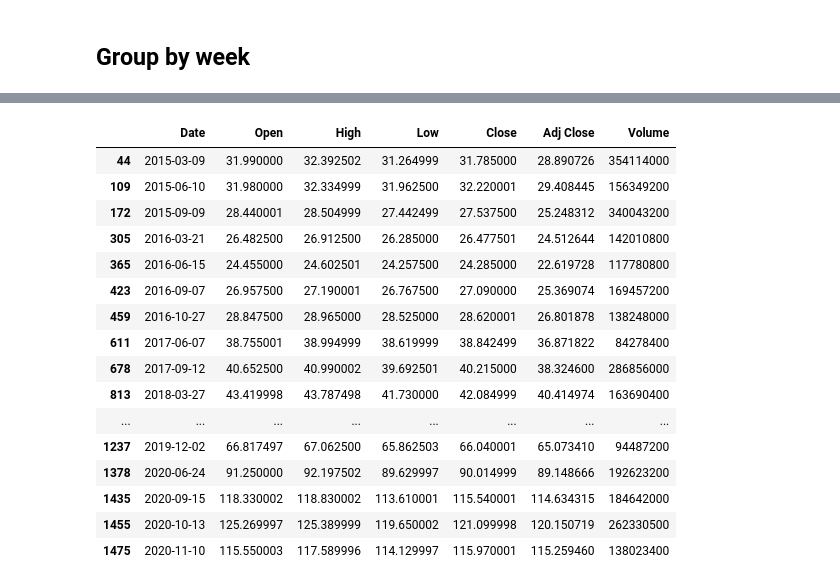
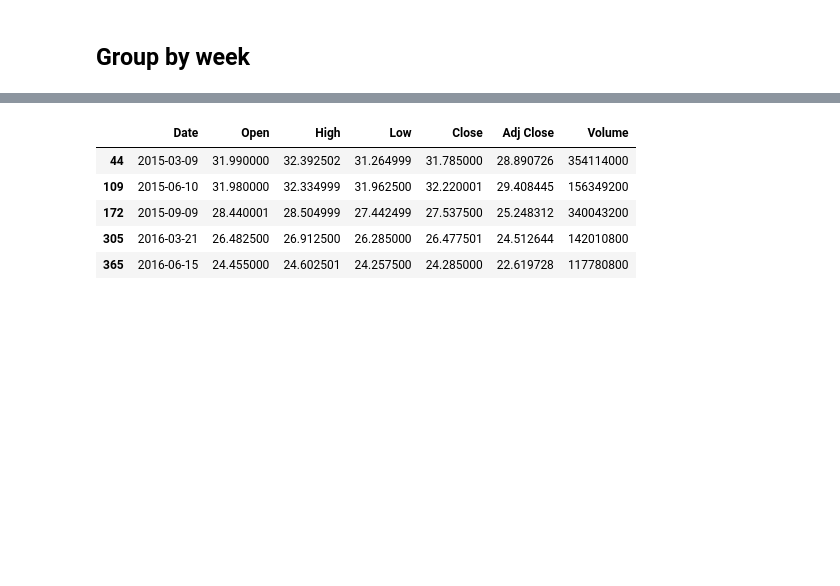
Before and after one commit to epfl-ada/ada-2021-project-club6analysis, a Jupyter notebook: Apple_exploratory_analysis.ipynb, the cells around one changed output, grey strips where cells are left out. Drawn from its saved outputs; the diff is of its cells as text; code cells hidden in the pictures; blank space fills up the shorter version.

```diff
--- a/Apple_exploratory_analysis.ipynb
+++ b/Apple_exploratory_analysis.ipynb
@@ -5,7 +5,7 @@ import matplotlib.pyplot as plt
 import numpy as np
 import datetime as dt
 # %%
-df=pd.read_csv('./data/AAPL_2015_to_2020_yahoo_finance.csv')
+stock_data=pd.read_csv('./data/AAPL_2015_to_2020_yahoo_finance.csv')
 # %% [markdown]
 ## Apple events and quarterly results
 # %%
@@ -21 +20,5 @@ apple_event_dates_str=["2015-03-09","2015-06-10","2015-09-09",
 apple_event_dates=[dt.datetime.strptime(date, "%Y-%m-%d").date() for date in apple_event_dates_str]
+# %%
+#Create a new dataframe only containing stock data from Apple event-days
+apple_event_and_stock_data=stock_data[stock_data.Date.isin(apple_event_dates_str)]
+apple_event_and_stock_data.head()
@@ -63,3 +53,0 @@ memory usage: 1.3+ KB
-# %%
-#Create a new dataframe only containing stock data from Apple event-days
-apple_event_and_stock_data=df[df.Date.isin(apple_event_dates_str)]
@@ -152,20 +136,9 @@ plt.show();
 # %%
-apple_event_and_stock_data
+apple_event_and_stock_data.head()
 # %% [output]
 |  | Date | Open | High | Low | Close | Adj Close | Volume |
 | 44 | 2015-03-09 | 31.990000 | 32.392502 | 31.264999 | 31.785000 | 28.890726 | 354114000 |
 | 109 | 2015-06-10 | 31.980000 | 32.334999 | 31.962500 | 32.220001 | 29.408445 | 156349200 |
 | 172 | 2015-09-09 | 28.440001 | 28.504999 | 27.442499 | 27.537500 | 25.248312 | 340043200 |
 | 305 | 2016-03-21 | 26.482500 | 26.912500 | 26.285000 | 26.477501 | 24.512644 | 142010800 |
 | 365 | 2016-06-15 | 24.455000 | 24.602501 | 24.257500 | 24.285000 | 22.619728 | 117780800 |
-| 423 | 2016-09-07 | 26.957500 | 27.190001 | 26.767500 | 27.090000 | 25.369074 | 169457200 |
-| 459 | 2016-10-27 | 28.847500 | 28.965000 | 28.525000 | 28.620001 | 26.801878 | 138248000 |
-| 611 | 2017-06-07 | 38.755001 | 38.994999 | 38.619999 | 38.842499 | 36.871822 | 84278400 |
-| 678 | 2017-09-12 | 40.652500 | 40.990002 | 39.692501 | 40.215000 | 38.324600 | 286856000 |
-| 813 | 2018-03-27 | 43.419998 | 43.787498 | 41.730000 | 42.084999 | 40.414974 | 163690400 |
-| ... | ... | ... | ... | ... | ... | ... | ... |
-| 1237 | 2019-12-02 | 66.817497 | 67.062500 | 65.862503 | 66.040001 | 65.073410 | 94487200 |
-| 1378 | 2020-06-24 | 91.250000 | 92.197502 | 89.629997 | 90.014999 | 89.148666 | 192623200 |
-| 1435 | 2020-09-15 | 118.330002 | 118.830002 | 113.610001 | 115.540001 | 114.634315 | 184642000 |
-| 1455 | 2020-10-13 | 125.269997 | 125.389999 | 119.650002 | 121.099998 | 120.150719 | 262330500 |
-| 1475 | 2020-11-10 | 115.550003 | 117.589996 | 114.129997 | 115.970001 | 115.259460 | 138023400 |
```
Also changed, not shown: parts of 17 cells of this notebook.
